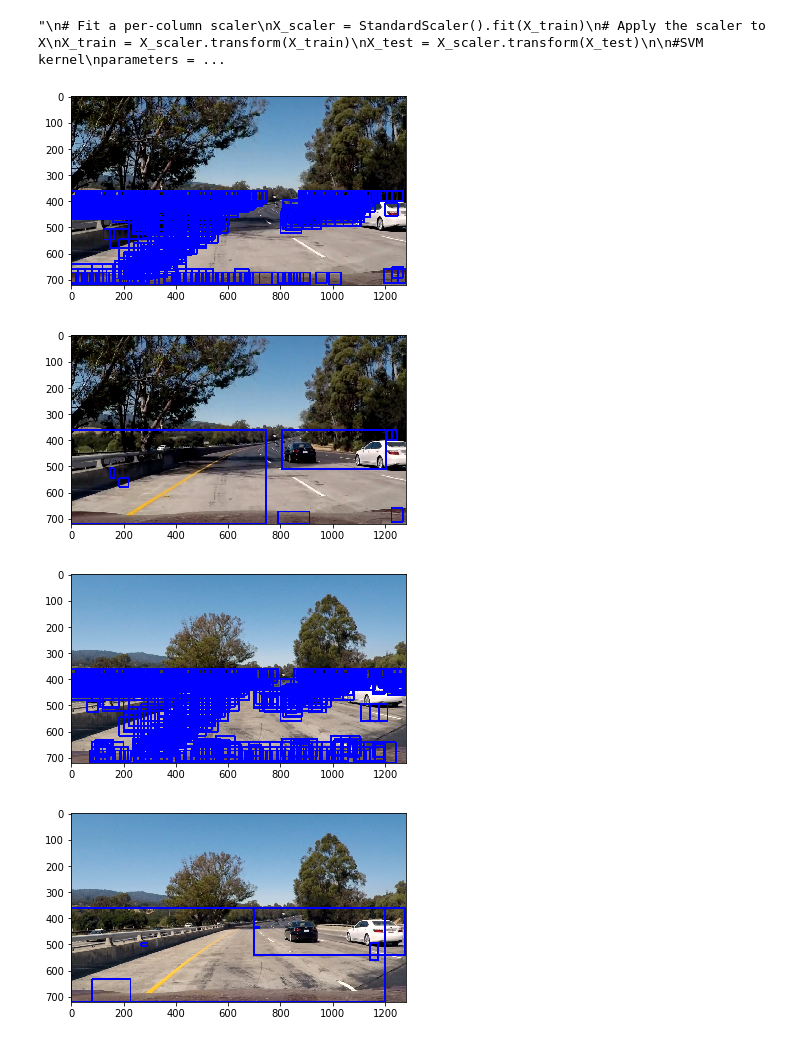
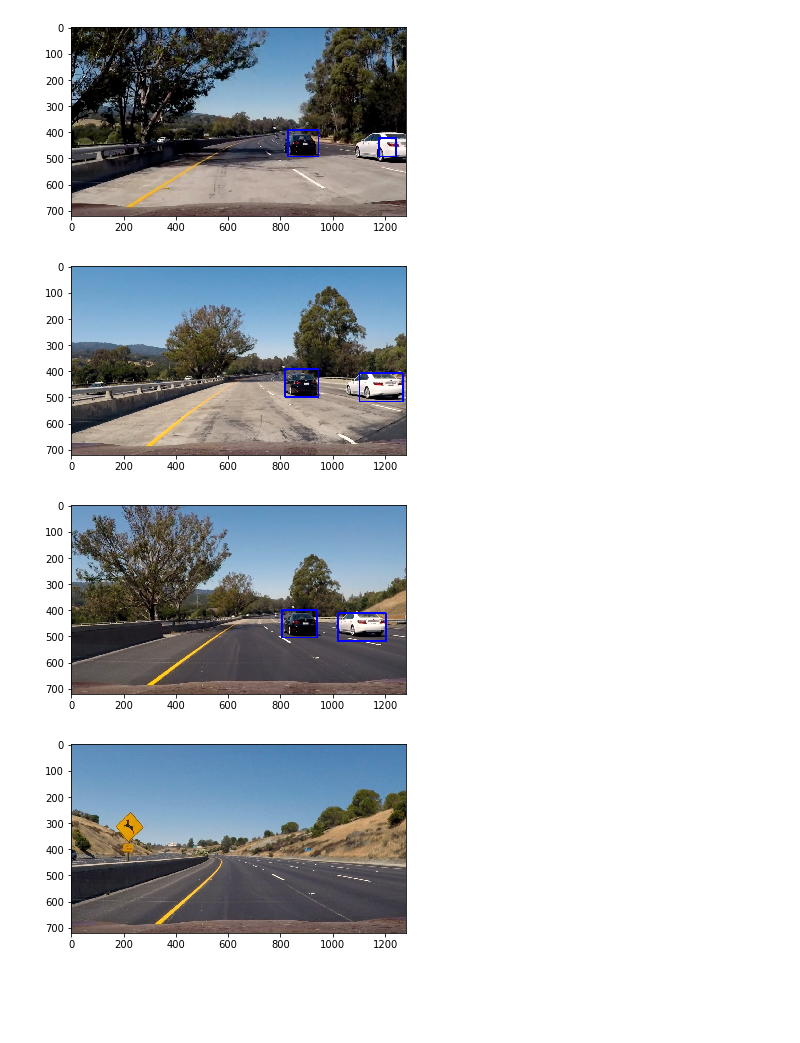
Before and after one commit to sourav90in/Vehicle-Detection, a Jupyter notebook: Vehicle-Detect.ipynb, the cells around one changed output. Cells and saved outputs as stored; diff of their text form; code cells hidden in the pictures; blank space fills up the shorter version.

Commit message:
feat: Releases Vehicle Detection feature

```diff
--- a/Vehicle-Detect.ipynb
+++ b/Vehicle-Detect.ipynb
@@ -128,7 +126,7 @@ def find_cars(img, ystart, ystop, scales, svc, X_scaler, orient, pix_per_cell, c
     img_tosearch = img[ystart:ystop,:,:]
 
     for scale in scales:
-        ctrans_tosearch = convert_color(img_tosearch, conv='RGB2LUV')
+        ctrans_tosearch = convert_color(img_tosearch, conv='RGB2YCrCb')
         if scale != 1:
             imshape = ctrans_tosearch.shape
             ctrans_tosearch = cv2.resize(ctrans_tosearch, (np.int(imshape[1]/scale), np.int(imshape[0]/scale)))
@@ -166,6 +164,7 @@ def find_cars(img, ystart, ystop, scales, svc, X_scaler, orient, pix_per_cell, c
                 hog_feat2 = hog2[ypos:ypos+nblocks_per_window, xpos:xpos+nblocks_per_window].ravel()
                 hog_feat3 = hog3[ypos:ypos+nblocks_per_window, xpos:xpos+nblocks_per_window].ravel()
                 hog_features = np.hstack((hog_feat1, hog_feat2, hog_feat3))
+                #print(hog_features.shape)
 
                 xleft = xpos*pix_per_cell
                 ytop = ypos*pix_per_cell
@@ -175,10 +174,10 @@ def find_cars(img, ystart, ystop, scales, svc, X_scaler, orient, pix_per_cell, c
 
                 # Get color features
                 spatial_features = bin_spatial(subimg, size=spatial_size)
+                #print(spatial_features.shape)
 
                 hist_features = color_hist(subimg, nbins=hist_bins)
-
-                temp = np.hstack((spatial_features, hist_features, hog_features))
+                #print(hist_features.shape)
 
                 # Scale features and make a prediction
                 test_features = X_scaler.transform(np.hstack((spatial_features, hist_features, hog_features)))
@@ -293,27 +293,29 @@ Test Accuracy of SVC =  0.9947
 # %%
-from scipy.ndimage.measurements import label
-import warnings
-warnings.filterwarnings('ignore')
-
+#Perform Training
+train_data()
 
 #Operations on test-images
-scales = [0.65,0.75,0.85,0.95,1.05,1.15,1.25]
+#scales = [0.65,0.85,1.25,1.50,2.0]
+scales = []
+for s in range(65,215,20):
+    scales.append(s*0.01)
+print(scales)
 images_test = glob.glob('test_images/*.jpg')
 for f_img in images_test:
     img = cv2.imread(f_img)
     img = cv2.cvtColor(img,cv2.COLOR_BGR2RGB)
     ystart = np.int(img.shape[0]/2)
     ystop = img.shape[0]
-    boxes,rect_img = find_cars(img, ystart, ystop, scales, svr, X_scaler, orient, pix_per_cell, cell_per_block, (spatial_size,spatial_size), hist_bins)
+    boxes,rect_img = find_cars(img, ystart, ystop, scales, svc, X_scaler, orient, pix_per_cell, cell_per_block, (spatial_size,spatial_size), hist_bins)
 
-    print(len(boxes))
-    plt.imshow(rect_img)
-    plt.figure()
+    #print(len(boxes))
+    #plt.imshow(rect_img)
+    #plt.figure()
 
     heat = np.zeros_like(img[:,:,0]).astype(np.float)
     heat = add_heat(heat,boxes)
     # Apply threshold to help remove false positives
-    heat = apply_threshold(heat,1)
+    heat = apply_threshold(heat,3)
 
     # Visualize the heatmap when displaying
     heatmap = np.clip(heat, 0, 255)
@@ -324,46 +326,4 @@ for f_img in images_test:
 
     plt.imshow(draw_img)
     plt.figure()
-
-
-
-"""
-# Fit a per-column scaler
-X_scaler = StandardScaler().fit(X_train)
-# Apply the scaler to X
-X_train = X_scaler.transform(X_train)
-X_test = X_scaler.transform(X_test)
-
-#SVM kernel
-parameters = {'kernel':('linear', 'rbf'), 'C':[0,1, 1, 10]}
-svr = svm.SVC()
-clf = grid_search.GridSearchCV(svr, parameters)
-clf.fit(X_train, y_train)
-
-images_test = glob.glob('CarND-Vehicle-Detection/test_images/*.jpg')
-for f_img in images_v:
-    img = cv2.imread(f_img)
-    img = cv2.cvtColor(img,cv2.COLOR_BGR2RGB)
-    img = convert_color(img, conv='RGB2YCrCb')
-    #Collect Hog-features channel wise
-    hog_ch1 = get_hog_features(img, orient, pix_per_cell, cell_per_block,
-                        vis=False, feature_vec=False)
-
-
-boxes = find_cars(img, ystart, ystop, scale, clf, X_scaler, orient, pix_per_cell, cell_per_block, spatial_size, hist_bins)
-
-heat = np.zeros_like(image[:,:,0]).astype(np.float)
-# Add heat to each box in box list
-heat = add_heat(heat,box_list)
-
-# Apply threshold to help remove false positives
-heat = apply_threshold(heat,1)
-
-# Visualize the heatmap when displaying
-heatmap = np.clip(heat, 0, 255)
-
-# Find final boxes from heatmap using label function
-labels = label(heatmap)
-draw_img = draw_labeled_bboxes(np.copy(image), labels)
-"""
 # %% [output]
@@ -376,5 +335,4 @@ draw_img = draw_labeled_bboxes(np.copy(image), labels)
-"\n# Fit a per-column scaler\nX_scaler = StandardScaler().fit(X_train)\n# Apply the scaler to X\nX_train = X_scaler.transform(X_train)\nX_test = X_scaler.transform(X_test)\n\n#SVM kernel\nparameters = ...
-[figure, old version]
+[figure, new version]
-[figure, old version]
+[figure, new version]
-[figure, old version]
+[figure, new version]
-[figure, old version]
+[figure, new version]
```
Also changed, not shown: parts of 8 cells of this notebook, 1 other file.
